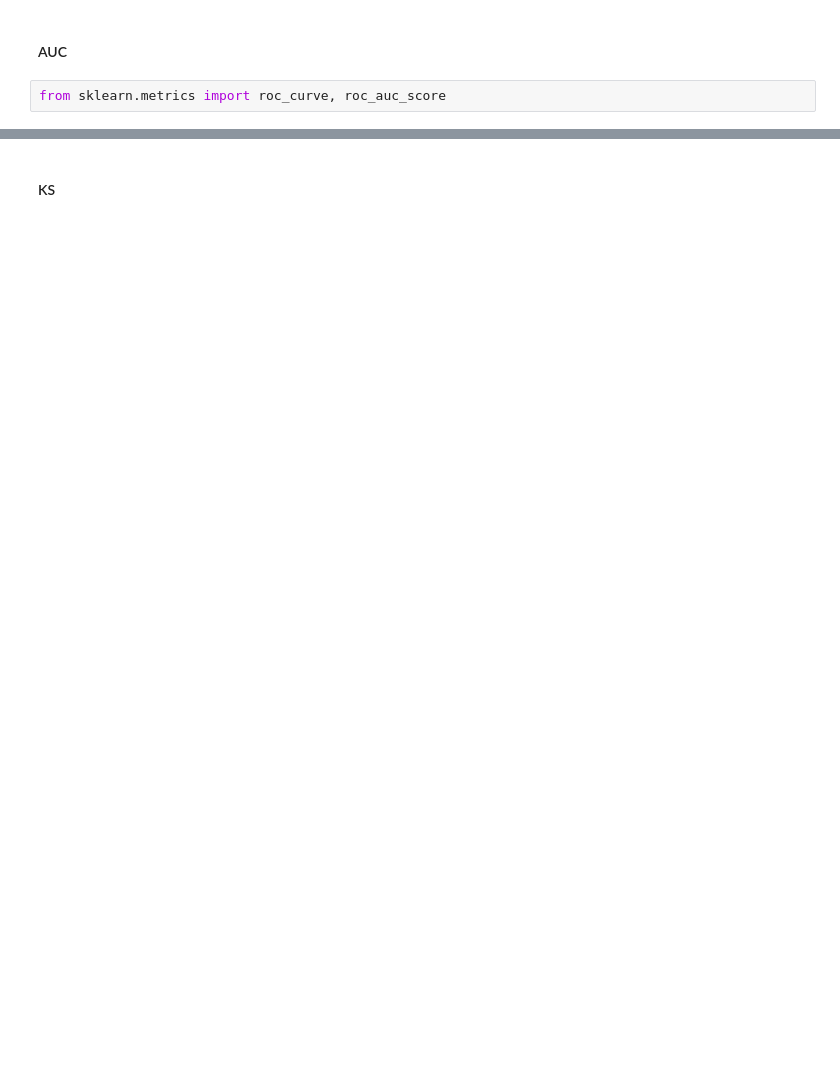
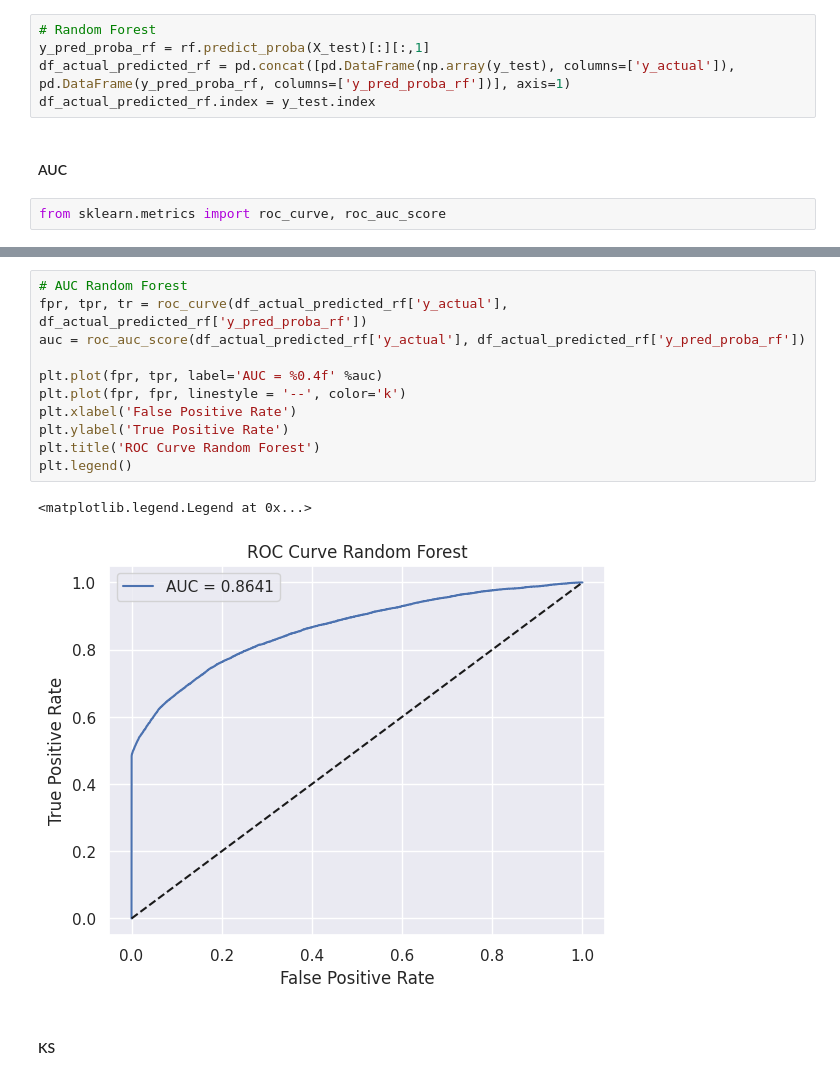
Before and after one commit to syahvan/credit-risk-prediction, a Jupyter notebook: credit-risk-prediction.ipynb, the cells around one changed output, grey strips where cells are left out. Cells and saved outputs as stored; diff of their text form; blank space fills up the shorter version.

```diff
--- a/credit-risk-prediction.ipynb
+++ b/credit-risk-prediction.ipynb
@@ -649,3 +672,8 @@ df_actual_predicted.index = y_test.index
+# %%
+# Random Forest
+y_pred_proba_rf = rf.predict_proba(X_test)[:][:,1]
+df_actual_predicted_rf = pd.concat([pd.DataFrame(np.array(y_test), columns=['y_actual']), pd.DataFrame(y_pred_proba_rf, columns=['y_pred_proba_rf'])], axis=1)
+df_actual_predicted_rf.index = y_test.index
 # %% [markdown]
 #### AUC
 # %%
@@ -666,3 +695,17 @@ plt.legend()
+# %%
+# AUC Random Forest
+fpr, tpr, tr = roc_curve(df_actual_predicted_rf['y_actual'], df_actual_predicted_rf['y_pred_proba_rf'])
+auc = roc_auc_score(df_actual_predicted_rf['y_actual'], df_actual_predicted_rf['y_pred_proba_rf'])
+
+plt.plot(fpr, tpr, label='AUC = %0.4f' %auc)
+plt.plot(fpr, fpr, linestyle = '--', color='k')
+plt.xlabel('False Positive Rate')
+plt.ylabel('True Positive Rate')
+plt.title('ROC Curve Random Forest')
+plt.legend()
+# %% [output]
+<matplotlib.legend.Legend at 0x...>
+[figure, added]
 # %% [markdown]
 #### KS
 # %%
```
Also changed, not shown: parts of 25 cells of this notebook, 5 other files.
